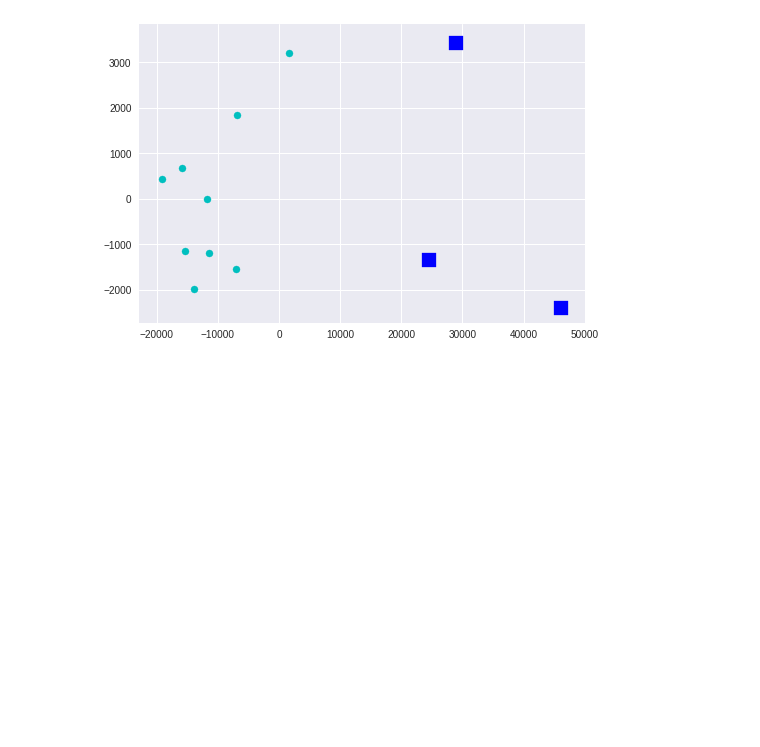
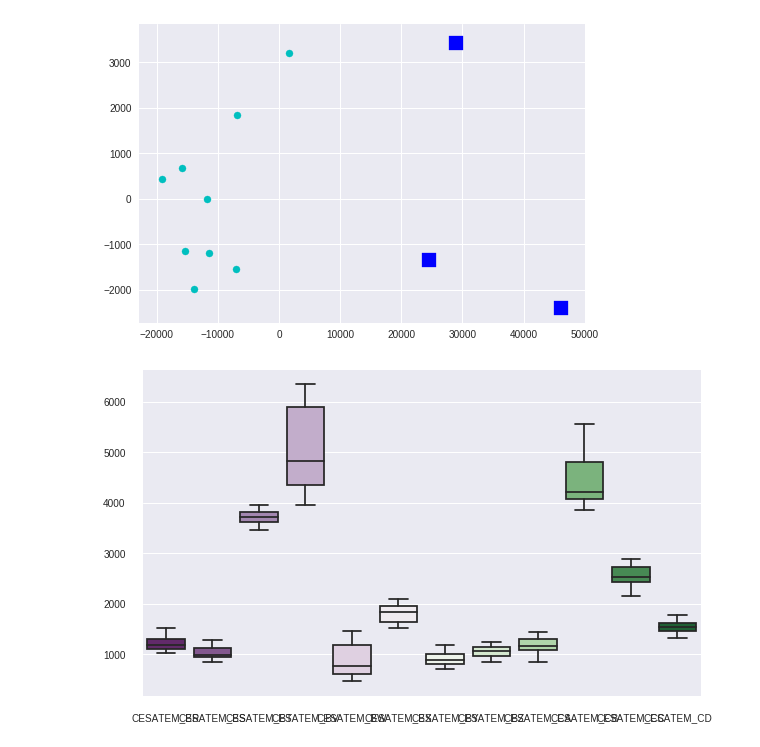
Before and after one commit to sebwdz/JobAnalysis, a Jupyter notebook: notebooks/CESATEM_descriptive_analysis.ipynb, the cells around one changed output. Saved outputs shown, nothing was run; the diff lists cells and outputs as text; code cells hidden in the pictures; blank space fills up the shorter version.

```diff
--- a/notebooks/CESATEM_descriptive_analysis.ipynb
+++ b/notebooks/CESATEM_descriptive_analysis.ipynb
@@ -139,3 +144,8 @@ kmeans = sklearn.cluster.KMeans(n_clusters=2, random_state=0).fit(reduced_data)
 visualization.simple.k_means(reduced_data, kmeans.labels_)
 # %% [output]
 [figure]
+# %%
+wd_data = data_frame.copy().drop("Date", axis=1)
+visualization.simple.despine(wd_data.tail(48), (10, 6))
+# %% [output]
+[figure, added]
```
Also changed, not shown: parts of 3 cells of this notebook, 7 other files.
